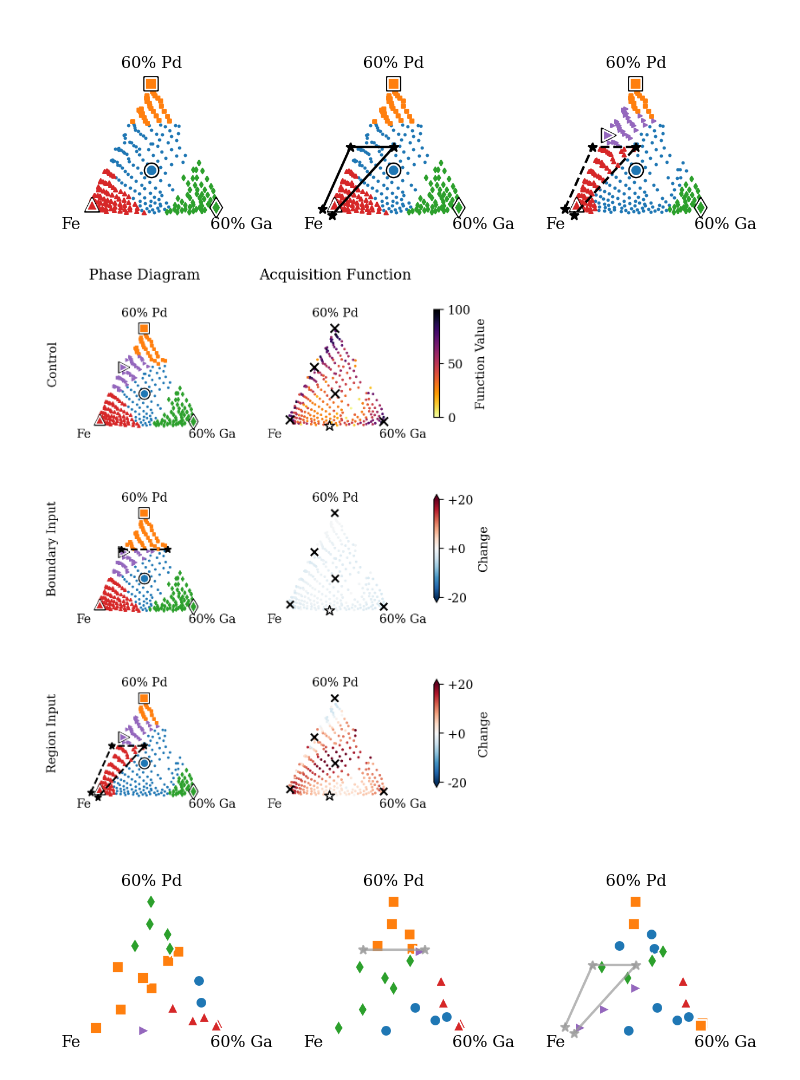
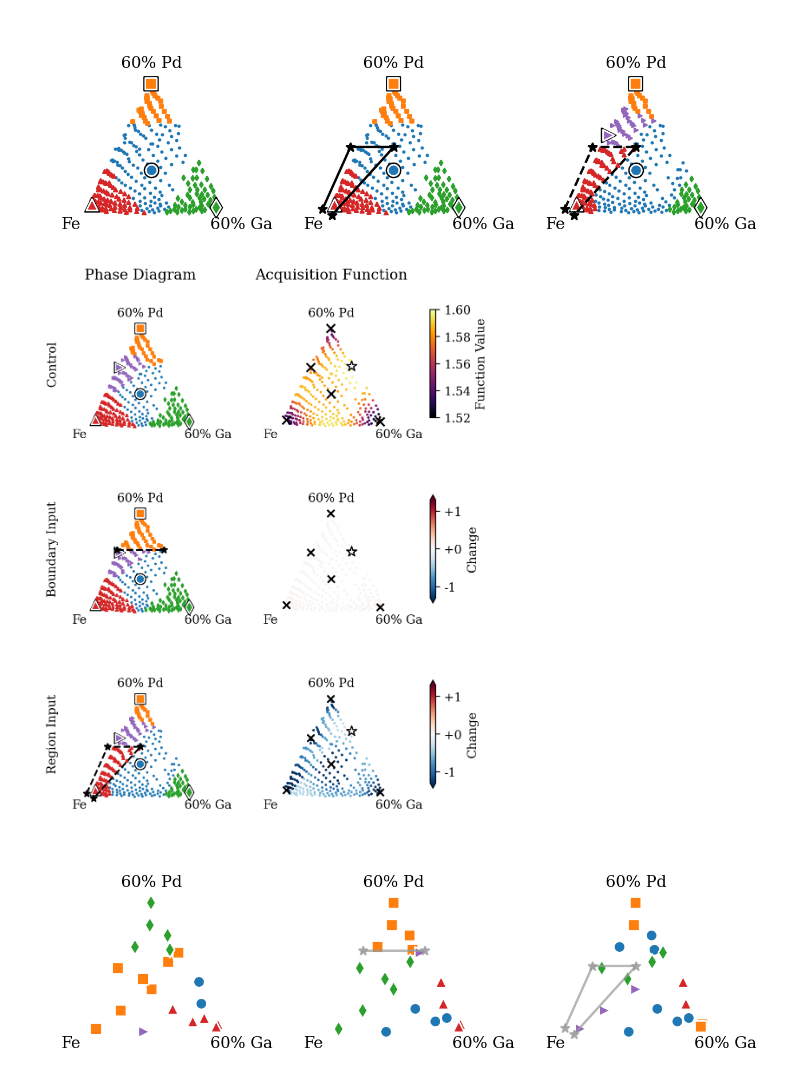
Before and after one commit to fadams-umd/CAMEO-HITL, a Jupyter notebook: create_figures.ipynb, the cells around one changed output. Saved outputs shown, nothing was run; the diff lists cells and outputs as text; code cells hidden in the pictures.

Commit message:
Updated acquisition function plots.

```diff
--- a/create_figures.ipynb
+++ b/create_figures.ipynb
@@ -577,24 +557,18 @@ def control_acquisition(tax):
                                        cartesian,
                                        5)
 
-    query, risks = GRF_RiskMin_simplified(cartesian, y_mean, control_order)
+    control_entropy = entropy(y_mean, axis=1)
 
-    risks = risks.flatten()
-
-    valid_risks = np.logical_not(np.isnan(risks))
-
-    risks = risks[valid_risks]
-
-    risks -= np.min(risks)
-    risks *= 100 / np.max(risks)
+    query = np.argmax(control_entropy)
 
     # plot all points
-    sp = tax.get_axes().scatter(cartesian[valid_risks, 0],
-                                cartesian[valid_risks, 1],
-                                c=risks,
+    sp = tax.get_axes().scatter(cartesian[:, 0],
+                                cartesian[:, 1],
+                                c=control_entropy,
                                 marker='.',
                                 s=5,
-                                cmap='inferno_r')
+                                cmap='inferno',
+                                norm=colors.Normalize(vmin=1.52, vmax=1.6))
 
     # tax.get_axes().get_figure().colorbar(sp, ax=tax.get_axes(),
     #                                      use_gridspec=True)
@@ -733,7 +707,7 @@ fig.colorbar(sp,
              location='right',
              shrink=0.7,
              label='Function Value',
-             ticks=[0, 50, 100])
+             ticks=[1.52, 1.54, 1.56, 1.58, 1.60])
 tax.get_axes().set_title('Acquisition Function')
 
 tax = ternary.TernaryAxesSubplot(ax[1, 0], scale=0.6)
@@ -742,34 +716,34 @@ tax.get_axes().set_ylabel('Boundary Input')
 
 tax = ternary.TernaryAxesSubplot(ax[1, 1], scale=0.6)
 sp = input_acquisition(tax, boundary_input)
 fig.colorbar(sp, ax=ax[1, :],
              location='right',
              shrink=0.7,
              format='%+d',
              extend='both',
              label='Change',
-             ticks=[-20, 0, 20])
+             ticks=[-1, 0, 1])
 
 # ax[2, 0].axis('off')
 
 tax = ternary.TernaryAxesSubplot(ax[2, 0], scale=0.6)
 input_result(tax, region_input, True)
 tax.get_axes().set_ylabel('Region Input')
 
 tax = ternary.TernaryAxesSubplot(ax[2, 1], scale=0.6)
 sp = input_acquisition(tax, region_input)
 fig.colorbar(sp,
              ax=ax[2, :],
              location='right',
              shrink=0.7,
              format='%+d',
              extend='both',
              label='Change',
-             ticks=[-20, 0, 20])
+             ticks=[-1, 0, 1])
 
 fig.set_facecolor('white')
 
 # plt.tight_layout()
 # %% [output]
-[figure, old version]
+[figure, new version]
 # %%
```
Also changed, not shown: parts of 3 cells of this notebook.
